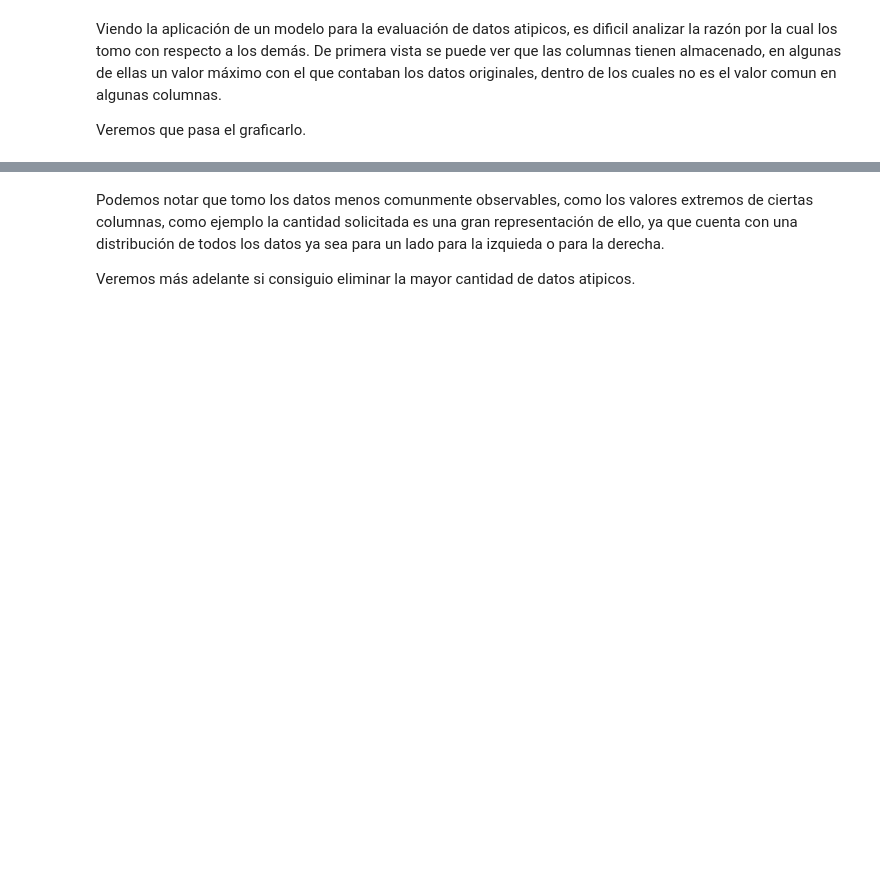
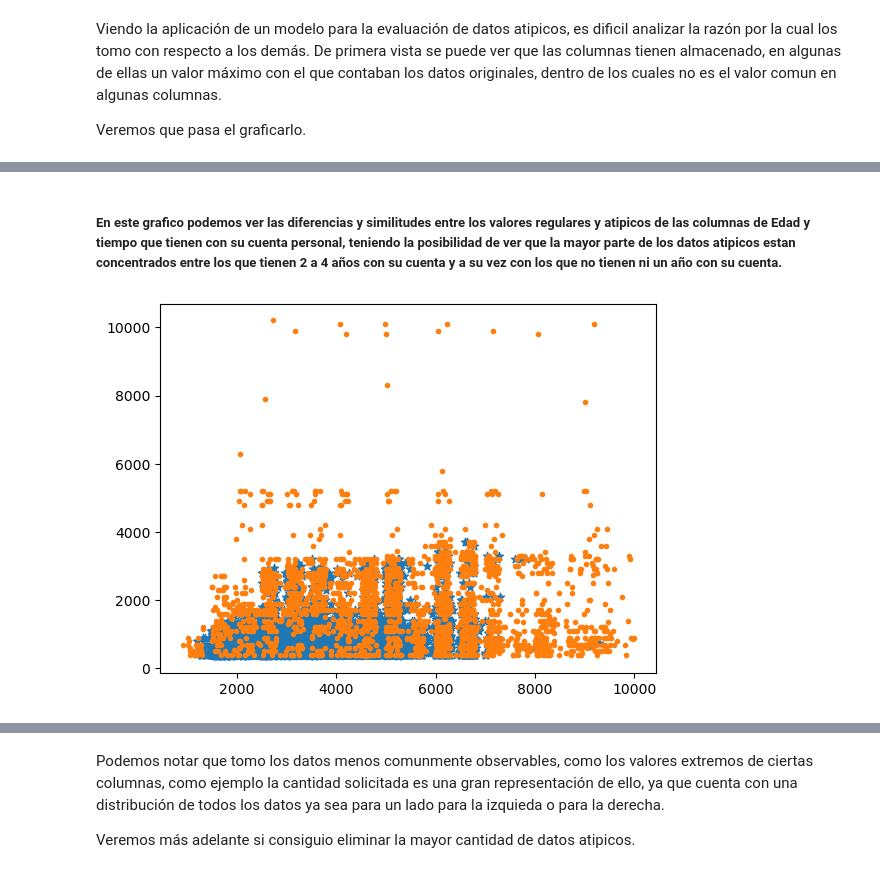
Before and after one commit to ismaelacosta/Proyecto_AID, a Jupyter notebook: examen.ipynb, the cells around one changed output, grey strips where cells are left out. Drawn from its saved outputs; the diff is of its cells as text; code cells hidden in the pictures; blank space fills up the shorter version.

```diff
--- a/examen.ipynb
+++ b/examen.ipynb
@@ -1109,0 +1139,8 @@ Veremos que pasa el graficarlo.
+# %% [markdown]
+##### En este grafico podemos ver las diferencias y similitudes entre los valores regulares y atipicos de las columnas de Edad y tiempo que tienen con su cuenta personal, teniendo la posibilidad de ver que la mayor parte de los datos atipicos estan concentrados entre los que tienen 2 a 4 años con su cuenta y a su vez con los que no tienen ni un año con su cuenta.
+# %%
+plt.scatter(df['Ingreso'], df['Cantidad_solicitada'], marker="*")
+plt.scatter(df_outliers['Ingreso'], df_outliers['Cantidad_solicitada'], marker=".")
+plt.show()
+# %% [output]
+[figure, added]
```
Also changed, not shown: parts of 18 cells of this notebook.
